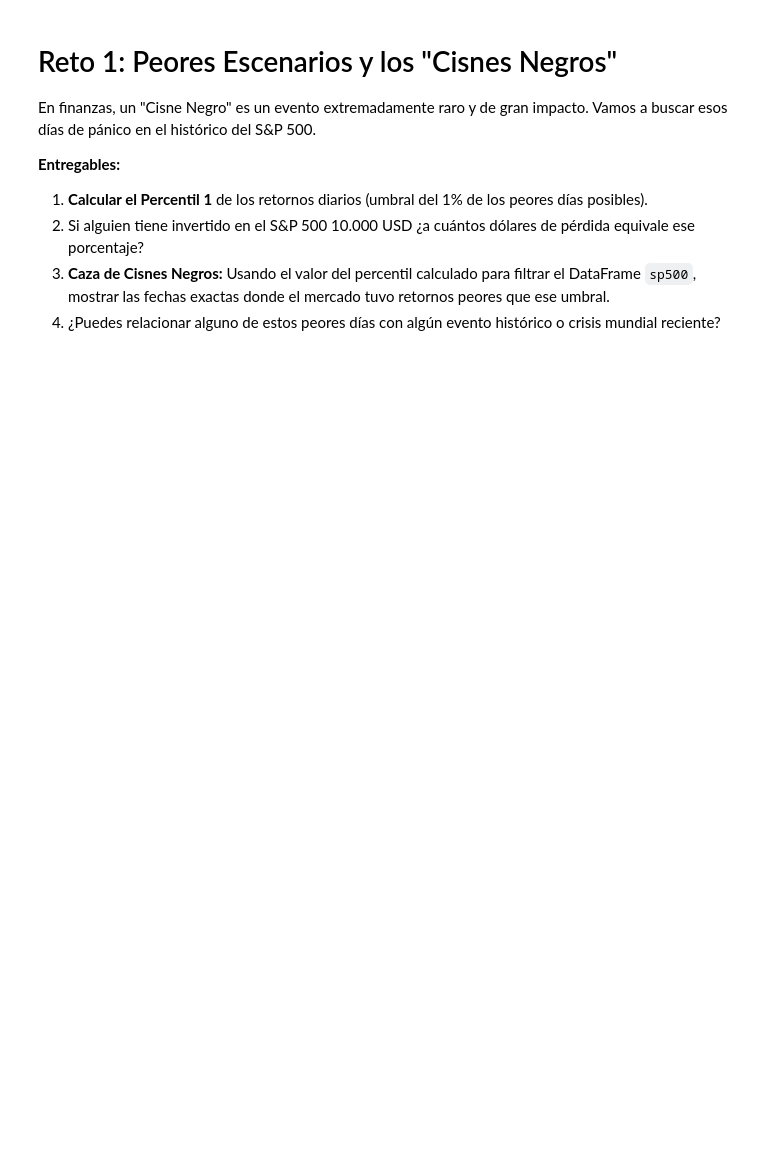
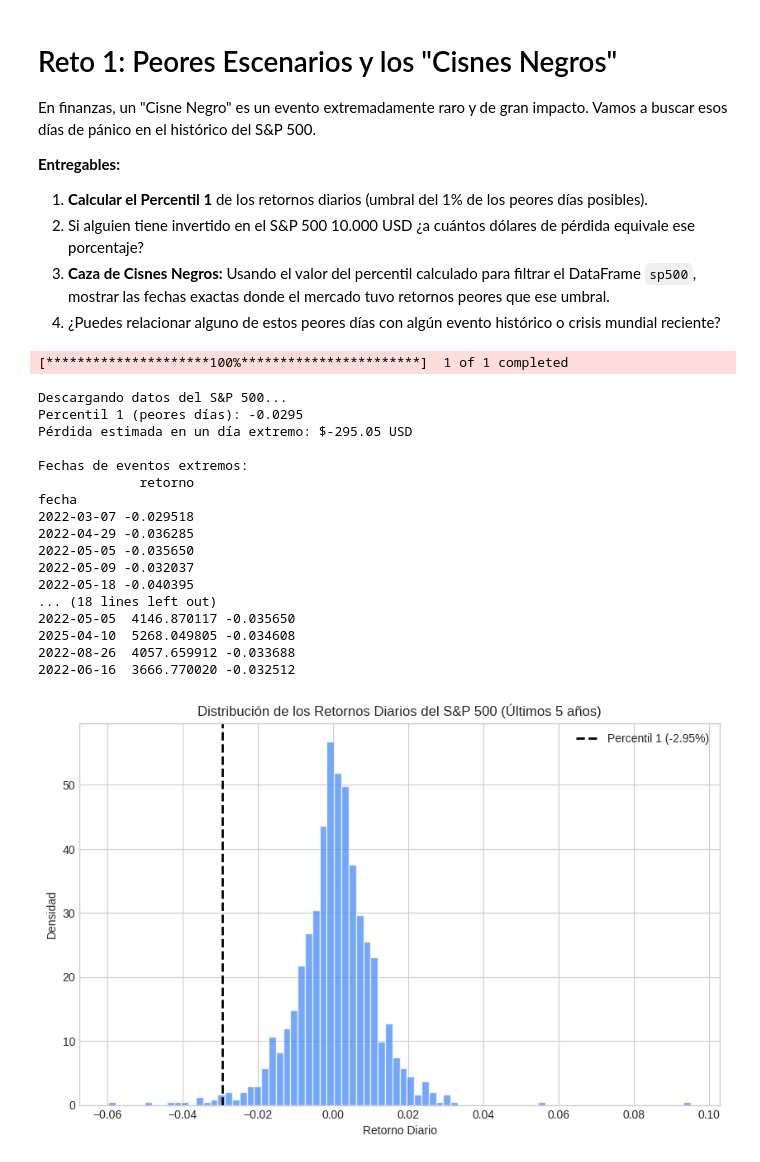
Before and after one commit to Samu24042/CienciaDeDatos, a Jupyter notebook: icd_taller3_va_continuas.ipynb, the cells around one changed output. Saved outputs shown, nothing was run; the diff lists cells and outputs as text; code cells hidden in the pictures; blank space fills up the shorter version.

```diff
--- a/icd_taller3_va_continuas.ipynb
+++ b/icd_taller3_va_continuas.ipynb
@@ -245,0 +278,62 @@ En finanzas, un "Cisne Negro" es un evento extremadamente raro y de gran impacto
+# %%
+# --- CÓDIGO PROBLEMA CISNES NEGROS ---
+import yfinance as yf
+import numpy as np
+import pandas as pd
+import matplotlib.pyplot as plt
+
+print("Descargando datos del S&P 500...")
+sp500 = yf.download('^GSPC', period='5y')
+
+sp500 = sp500[['Close']].copy()
+sp500 = sp500.rename_axis('fecha')
+sp500.columns = ['precio']
+
+sp500['retorno'] = sp500['precio'].pct_change()
+sp500 = sp500.dropna()
+
+p1 = np.percentile(sp500['retorno'], 1)
+print(f"Percentil 1 (peores días): {p1:.4f}")
+
+inversion = 10000
+perdida = inversion * p1
+print(f"Pérdida estimada en un día extremo: ${perdida:.2f} USD")
+
+cisnes_negros = sp500[sp500['retorno'] < p1]
+
+print("\nFechas de eventos extremos:")
+print(cisnes_negros[['retorno']])
+
+print("\nTop 10 peores días:")
+print(sp500.nsmallest(10, 'retorno'))
+
+
+plt.figure(figsize=(10, 6))
+plt.hist(sp500['retorno'], bins=80, color='#3b82f6', edgecolor='white', density=True, alpha=0.7)
+plt.axvline(p1, color='black', linestyle='dashed', linewidth=2, label=f'Percentil 1 ({p1:.2%})')
+plt.title('Distribución de los Retornos Diarios del S&P 500 (Últimos 5 años)')
+plt.xlabel('Retorno Diario')
+plt.ylabel('Densidad')
+plt.legend()
+
+plt.show()
+# %% [output]
+[*********************100%***********************]  1 of 1 completed
+Descargando datos del S&P 500...
+Percentil 1 (peores días): -0.0295
+Pérdida estimada en un día extremo: $-295.05 USD
+
+Fechas de eventos extremos:
+             retorno
+fecha
+2022-03-07 -0.029518
+2022-04-29 -0.036285
+2022-05-05 -0.035650
+2022-05-09 -0.032037
+2022-05-18 -0.040395
+... (18 lines left out)
+2022-05-05  4146.870117 -0.035650
+2025-04-10  5268.049805 -0.034608
+2022-08-26  4057.659912 -0.033688
+2022-06-16  3666.770020 -0.032512
+[figure, added]
```
Also changed, not shown: parts of 5 cells of this notebook.
